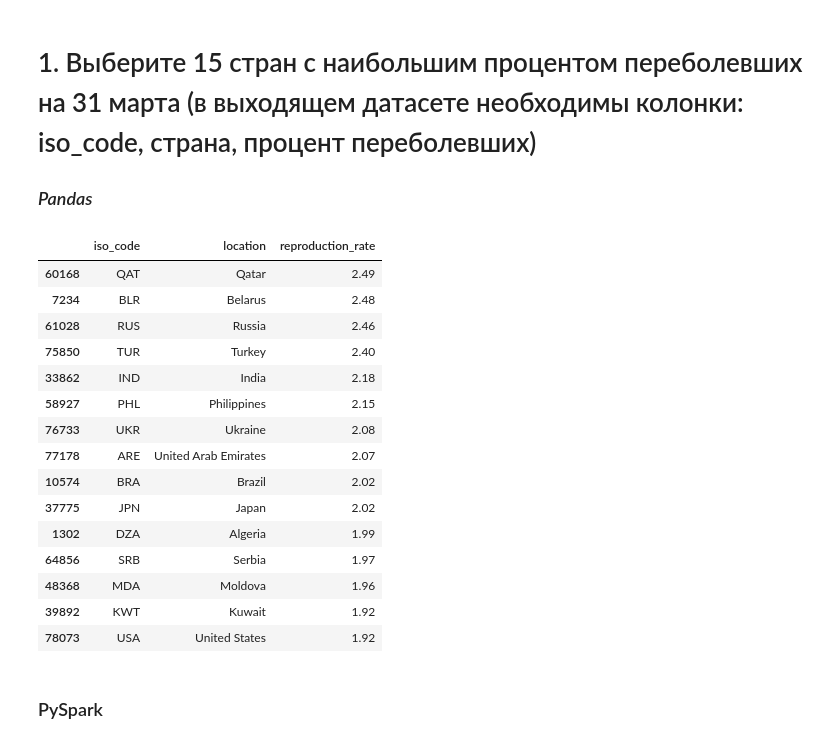
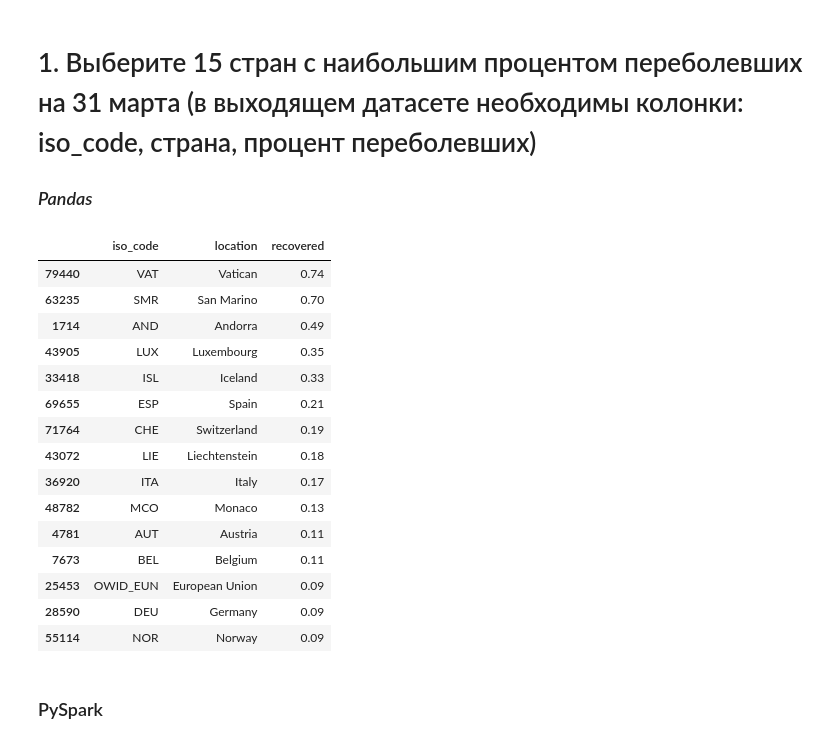
Before and after one commit to Svetorus/Spark, a Jupyter notebook: Spark_SQL.ipynb, the cells around one changed output. Saved outputs shown, nothing was run; the diff lists cells and outputs as text; code cells hidden in the pictures.

```diff
--- a/Spark_SQL.ipynb
+++ b/Spark_SQL.ipynb
@@ -56,24 +94,26 @@ Index(['iso_code', 'continent', 'location', 'date', 'total_cases', 'new_cases',
 # 1. Выберите 15 стран с наибольшим процентом переболевших на 31 марта (в выходящем датасете необходимы колонки: iso_code, страна, процент переболевших)
 ### *Pandas*
 # %%
-covid[['iso_code','location','reproduction_rate']].loc[covid['date']=='2020-03-31',]\
-  .nlargest(15, 'reproduction_rate')
+covid['recovered'] = covid['total_cases'] * 100 / covid['population']
+covid['recovered'] = covid['recovered'].round(2)
+covid[['iso_code','location','recovered']].loc[covid['date']=='2020-03-31',]\
+  .nlargest(15, 'recovered')
 # %% [output]
-|  | iso_code | location | reproduction_rate |
-| 60168 | QAT | Qatar | 2.49 |
-| 7234 | BLR | Belarus | 2.48 |
-| 61028 | RUS | Russia | 2.46 |
-| 75850 | TUR | Turkey | 2.40 |
-| 33862 | IND | India | 2.18 |
-| 58927 | PHL | Philippines | 2.15 |
-| 76733 | UKR | Ukraine | 2.08 |
-| 77178 | ARE | United Arab Emirates | 2.07 |
-| 10574 | BRA | Brazil | 2.02 |
-| 37775 | JPN | Japan | 2.02 |
-| 1302 | DZA | Algeria | 1.99 |
-| 64856 | SRB | Serbia | 1.97 |
-| 48368 | MDA | Moldova | 1.96 |
-| 39892 | KWT | Kuwait | 1.92 |
-| 78073 | USA | United States | 1.92 |
+|  | iso_code | location | recovered |
+| 79440 | VAT | Vatican | 0.74 |
+| 63235 | SMR | San Marino | 0.70 |
+| 1714 | AND | Andorra | 0.49 |
+| 43905 | LUX | Luxembourg | 0.35 |
+| 33418 | ISL | Iceland | 0.33 |
+| 69655 | ESP | Spain | 0.21 |
+| 71764 | CHE | Switzerland | 0.19 |
+| 43072 | LIE | Liechtenstein | 0.18 |
+| 36920 | ITA | Italy | 0.17 |
+| 48782 | MCO | Monaco | 0.13 |
+| 4781 | AUT | Austria | 0.11 |
+| 7673 | BEL | Belgium | 0.11 |
+| 25453 | OWID_EUN | European Union | 0.09 |
+| 28590 | DEU | Germany | 0.09 |
+| 55114 | NOR | Norway | 0.09 |
 # %% [markdown]
 ### PySpark
```
Also changed, not shown: parts of 30 cells of this notebook.
